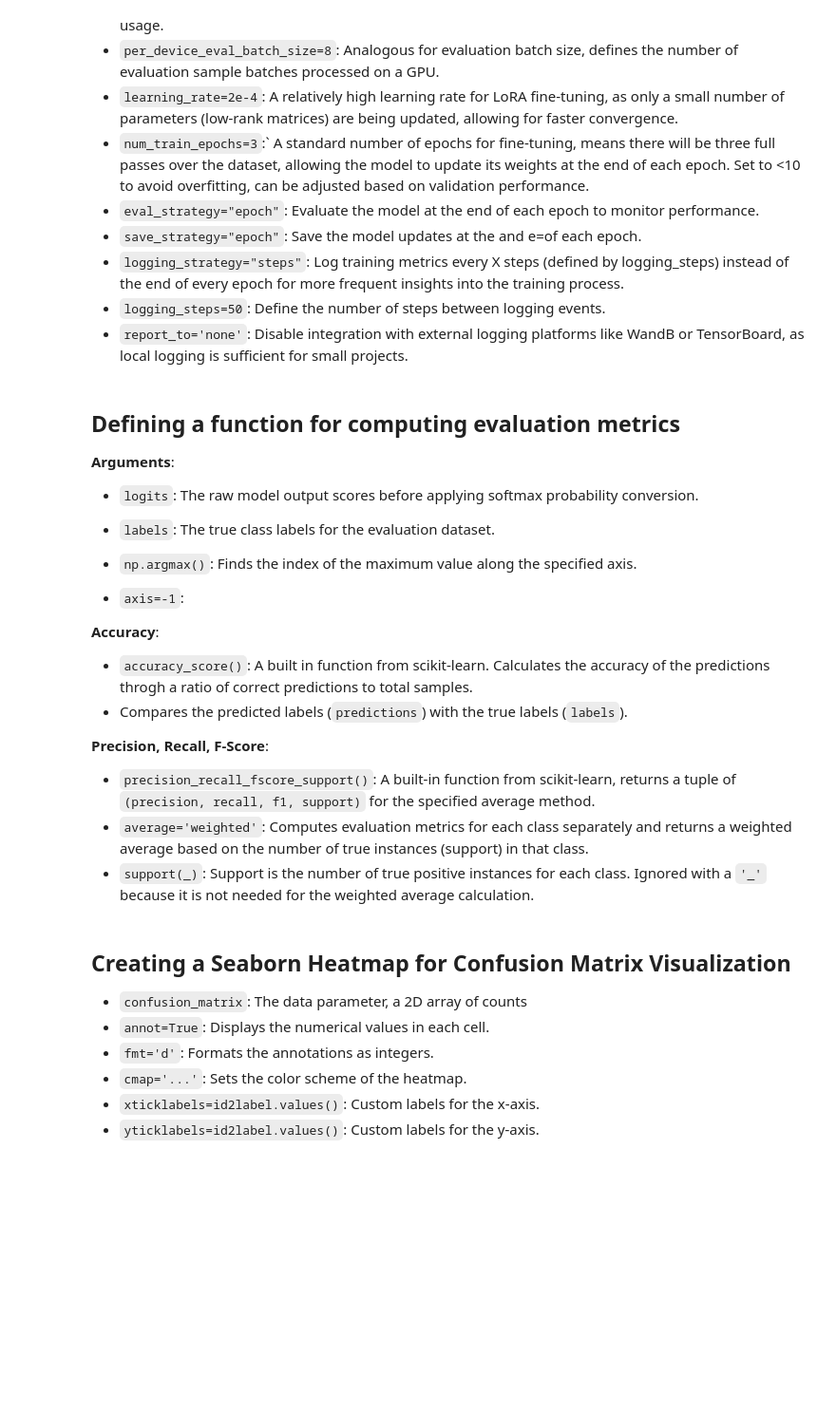
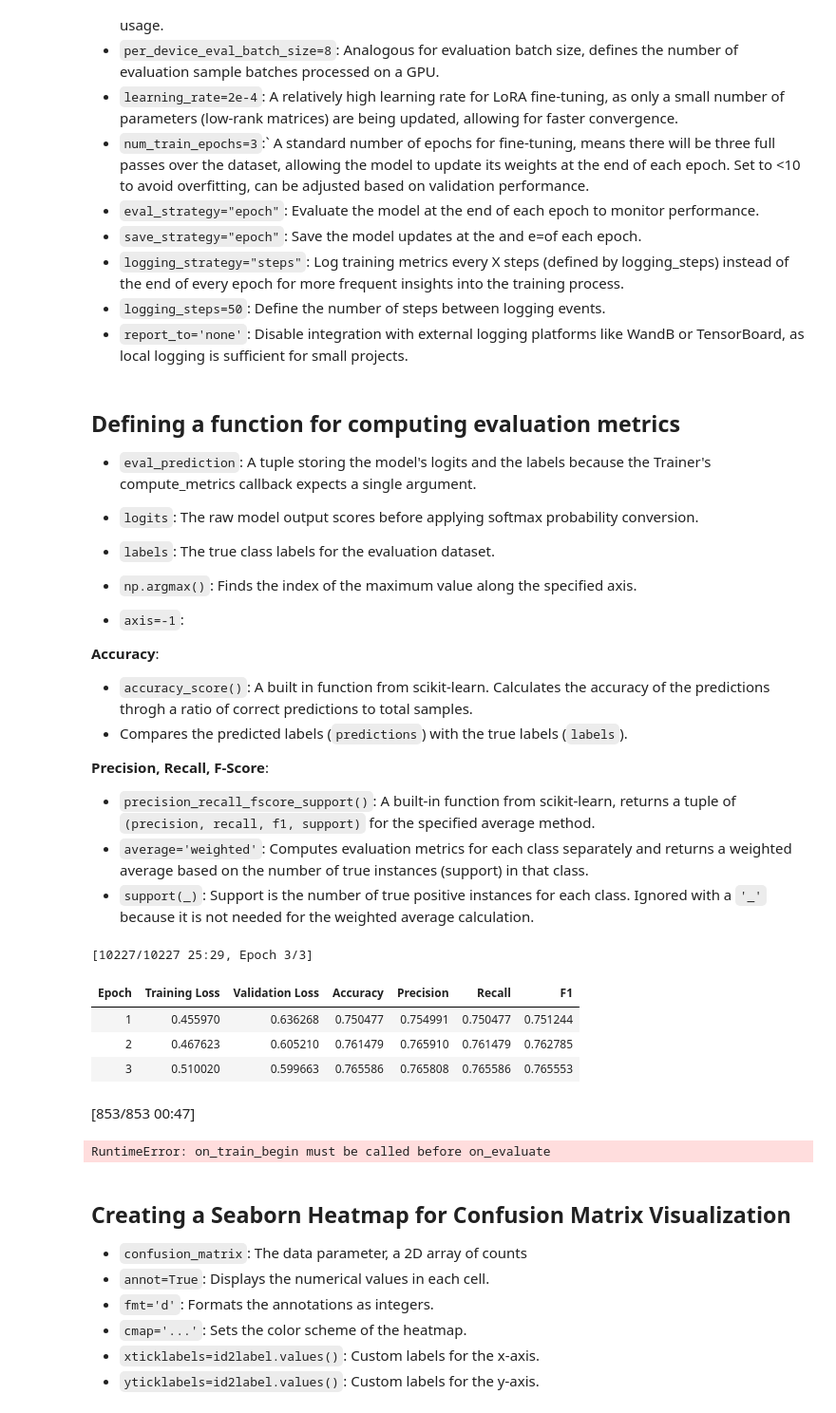
Before and after one commit to codingbyjane/Yelp-Reviews-Sentiment-Analysis, a Jupyter notebook: notebooks/BERT_Yelp_Sentiment_Analysis.ipynb, the cells around one changed output. Shown at 95% size. Drawn from its saved outputs; the diff is of its cells as text; code cells hidden in the pictures; blank space fills up the shorter version.

Commit message:
Drafting markdowns, debugging the trainer

```diff
--- a/notebooks/BERT_Yelp_Sentiment_Analysis.ipynb
+++ b/notebooks/BERT_Yelp_Sentiment_Analysis.ipynb
@@ -271,7 +274,7 @@ training_args = TrainingArguments(
 # %% [markdown]
 ## Defining a function for computing evaluation metrics
 
-__Arguments__:
+- `eval_prediction`: A tuple storing the model's logits and the labels because the Trainer's compute_metrics callback expects a single argument.
 - `logits`: The raw model output scores before applying softmax probability conversion.
 - `labels`: The true class labels for the evaluation dataset.
 
@@ -289,12 +292,14 @@ __Precision, Recall, F-Score__:
 - `average='weighted'`: Computes evaluation metrics for each class separately and returns a weighted average based on the number of true instances (support) in that class.
 - `support(_)`: Support is the number of true positive instances for each class. Ignored with a `'_'` because it is not needed for the weighted average calculation.
 # %%
-def compute_metrics(logits, labels):
+def compute_metrics(eval_prediction):
+    logits, labels = eval_prediction
+
     # Converting logits into predictions by taking the index of the highest logit value for each example with np.argmax
     predictions = np.argmax(logits, axis=-1)
 
     accuracy = accuracy_score(labels, predictions)
-    precision, recall, f1, _ = precision_recall_fscore_support(labels, predictions, average='weighted')
+    precision, recall, f1, _ = precision_recall_fscore_support(labels, predictions, average='weighted') # Each class's metrics are multiplied by its support and averaged over all classes
 
     return {
         'accuracy': accuracy,
@@ -305,14 +310,23 @@ def compute_metrics(logits, labels):
 # %%
 trainer = Trainer(
     model=lora_model,
     args=training_args,
     train_dataset=train_set,
     eval_dataset=test_set,
     compute_metrics=compute_metrics
 )
 
 trainer.train()
-trainer.evaluate()
+evaluation_results = trainer.evaluate()
+print(evaluation_results)
+# %% [output]
+[10227/10227 25:29, Epoch 3/3]
+| Epoch | Training Loss | Validation Loss | Accuracy | Precision | Recall | F1 |
+| 1 | 0.455970 | 0.636268 | 0.750477 | 0.754991 | 0.750477 | 0.751244 |
+| 2 | 0.467623 | 0.605210 | 0.761479 | 0.765910 | 0.761479 | 0.762785 |
+| 3 | 0.510020 | 0.599663 | 0.765586 | 0.765808 | 0.765586 | 0.765553 |
+[853/853 00:47]
+RuntimeError: on_train_begin must be called before on_evaluate
 # %%
 lora_model.save_pretrained("./lora_model")
 
```
Also changed, not shown: parts of 3 cells of this notebook.
